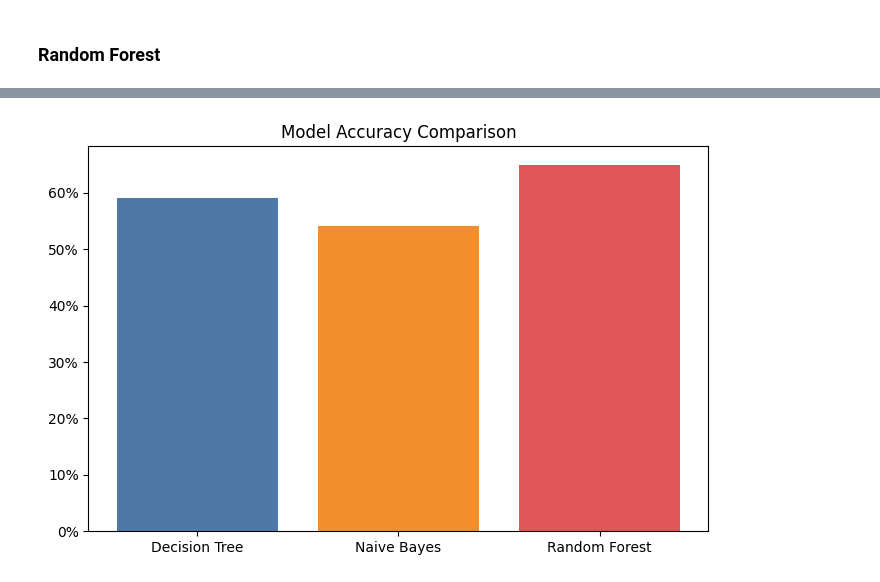
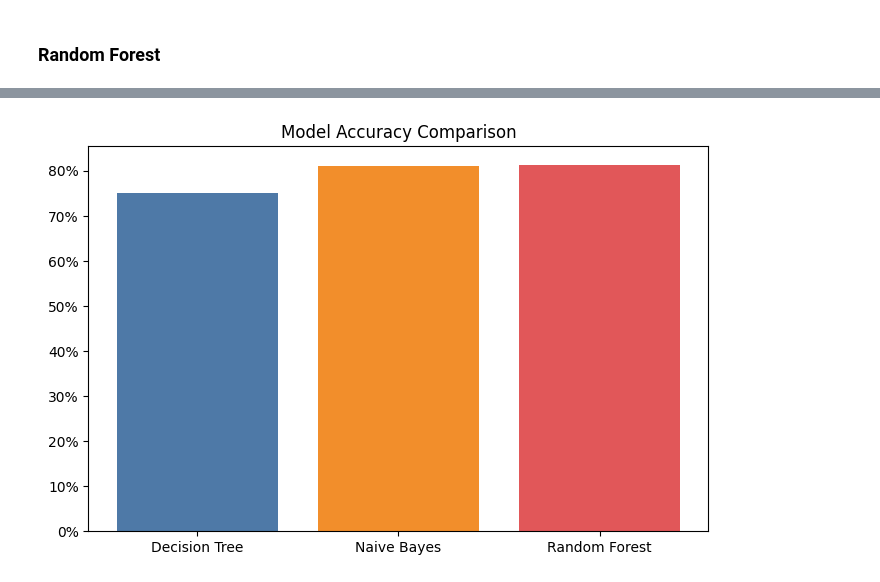
Before and after one commit to hellojohncruz/DATA-620, a Jupyter notebook: Project3/names.ipynb, the cells around one changed output, grey strips where cells are left out. Cells and saved outputs as stored; diff of their text form; code cells hidden in the pictures.

```diff
--- a/Project3/names.ipynb
+++ b/Project3/names.ipynb
@@ -370,14 +318,13 @@ Accuracy of the Random Forest model: 0.65
+# %%
+test_features = create_features(test_set)
+X_test = vectorizer.transform(test_features.drop(columns=['name', 'gender']).to_dict(orient='records'))
+y_test = test_features['gender']
 # %%
-from sklearn.metrics import accuracy_score, classification_report
+from sklearn.metrics import classification_report
 
+dt_test_preds = dt_classifier.predict(X_test)
+dt_accuracy = accuracy_score(y_test, dt_test_preds)
+print(f'Decision Tree Test Accuracy: {dt_accuracy:.2f}')
 print("Decision Tree Classification Report:")
-print(classification_report(y_test, y_pred_dt))
-print("Naive Bayes Classification Report:")
-print(classification_report(y_test, y_pred_nb))
-print("Random Forest Classification Report:")
-print(classification_report(y_test, y_pred_rf))
-
-print(f"Accuracy of Decision Tree model: {accuracy_dt:.2f}")
-print(f"Accuracy of Naive Bayes model: {accuracy_nb:.2f}")
-print(f"Accuracy of Random Forest model: {accuracy_rf:.2f}")
+print(classification_report(y_test, dt_test_preds))
 # %% [output]
@@ -400,0 +341,6 @@ Accuracy of Random Forest model: 0.65
+# %%
+nb_test_preds = [nb_classifier.classify(dict(row)) for row in test_features.drop(columns=['name', 'gender']).to_dict(orient='records')]
+nb_accuracy = accuracy_score(y_test, nb_test_preds)
+print(f'Naive Bayes Test Accuracy: {nb_accuracy:.2f}')
+print("Naive Bayes Classification Report:")
+print(classification_report(y_test, nb_test_preds))
@@ -400,0 +358,6 @@ Accuracy of Random Forest model: 0.65
+# %%
+rf_test_preds = rf_classifier.predict(X_test)
+rf_accuracy = accuracy_score(y_test, rf_test_preds)
+print(f'Random Forest Test Accuracy: {rf_accuracy:.2f}')
+print("Random Forest Classification Report:")
+print(classification_report(y_test, rf_test_preds))
@@ -401,13 +375,13 @@ Accuracy of Random Forest model: 0.65
 # %%
 models = ['Decision Tree', 'Naive Bayes', 'Random Forest']
-accuracies = [accuracy_dt, accuracy_nb, accuracy_rf]
+accuracies = [dt_accuracy, nb_accuracy, rf_accuracy]
 
 plt.figure(figsize=(8, 5))
 plt.bar(models, accuracies, color=['#4E79A7', '#F28E2B', '#E15759'])
 plt.xlabel('')
 plt.ylabel('')
 plt.title('Model Accuracy Comparison')
 plt.gca().yaxis.set_major_formatter(ticker.FuncFormatter(lambda x, _: f'{x*100:.0f}%'))
 plt.show()
 # %% [output]
-[figure, old version]
+[figure, new version]
```
Also changed, not shown: parts of 26 cells of this notebook.
